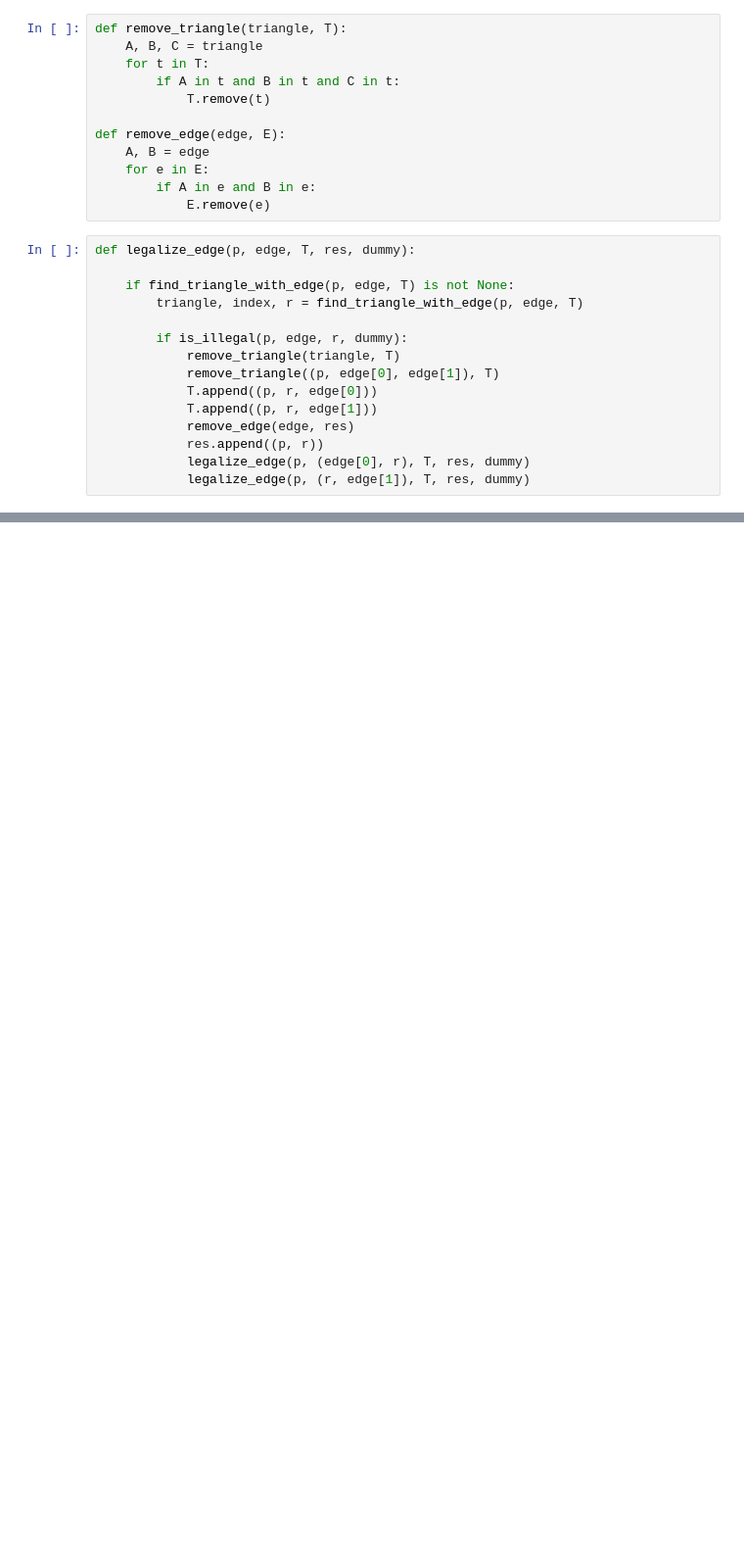
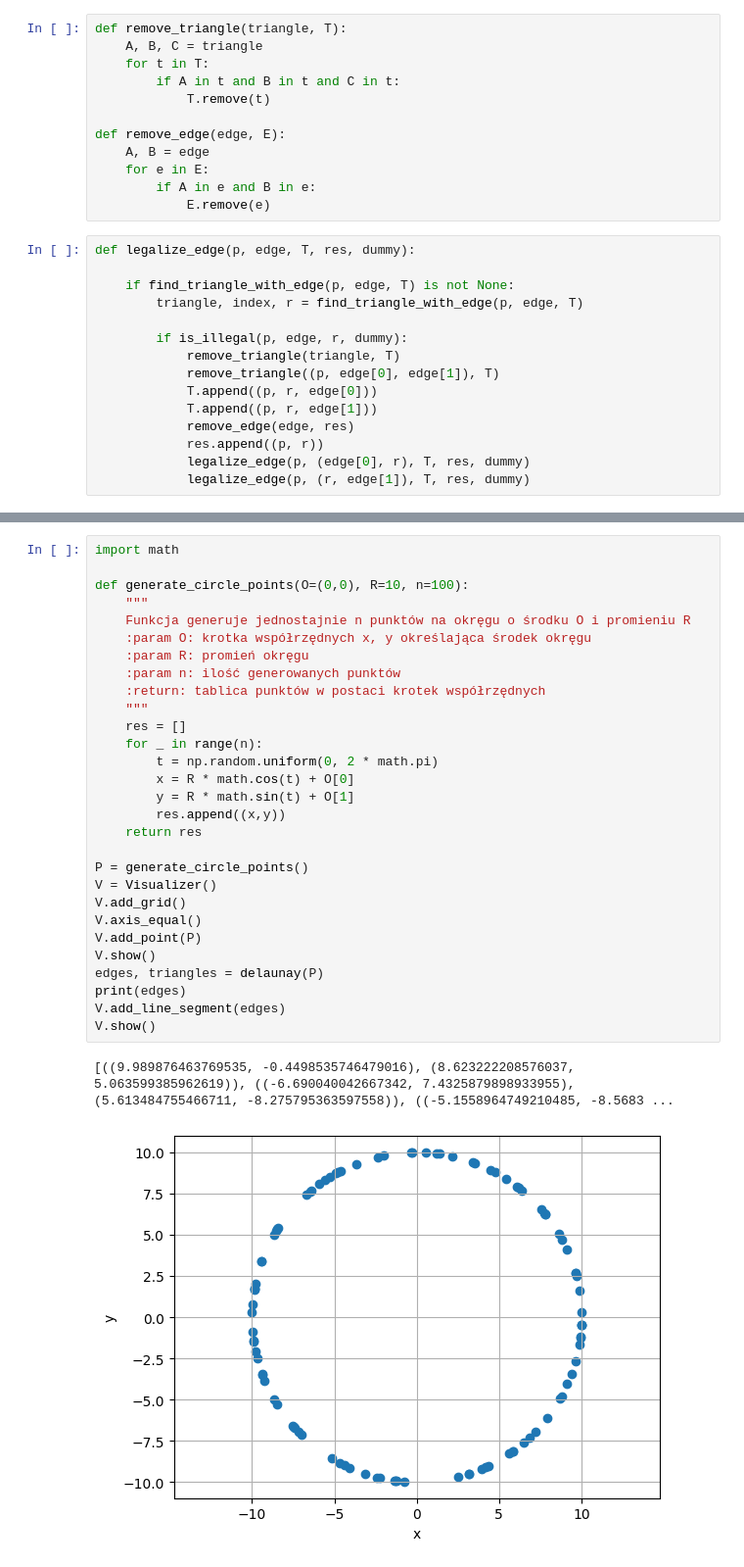
Before and after one commit to bialywaldemar/Geometry_Algorithms, a Jupyter notebook: Delaunay.ipynb, the cells around one changed output, grey strips where cells are left out. Shown at 98% size. Cells and saved outputs as stored; diff of their text form; blank space fills up the shorter version.

```diff
--- a/Delaunay.ipynb
+++ b/Delaunay.ipynb
@@ -542,0 +395,32 @@ V.show()
+# %%
+import math
+
+def generate_circle_points(O=(0,0), R=10, n=100):
+    """
+    Funkcja generuje jednostajnie n punktów na okręgu o środku O i promieniu R
+    :param O: krotka współrzędnych x, y określająca środek okręgu
+    :param R: promień okręgu
+    :param n: ilość generowanych punktów
+    :return: tablica punktów w postaci krotek współrzędnych
+    """
+    res = []
+    for _ in range(n):
+        t = np.random.uniform(0, 2 * math.pi)
+        x = R * math.cos(t) + O[0]
+        y = R * math.sin(t) + O[1]
+        res.append((x,y))
+    return res
+
+P = generate_circle_points()
+V = Visualizer()
+V.add_grid()
+V.axis_equal()
+V.add_point(P)
+V.show()
+edges, triangles = delaunay(P)
+print(edges)
+V.add_line_segment(edges)
+V.show()
+# %% [output]
+[((9.989876463769535, -0.4498535746479016), (8.623222208576037, 5.063599385962619)), ((-6.690040042667342, 7.4325879898933955), (5.613484755466711, -8.275795363597558)), ((-5.1558964749210485, -8.5683 ...
+[figure, added]
```
Also changed, not shown: parts of 13 cells of this notebook.
